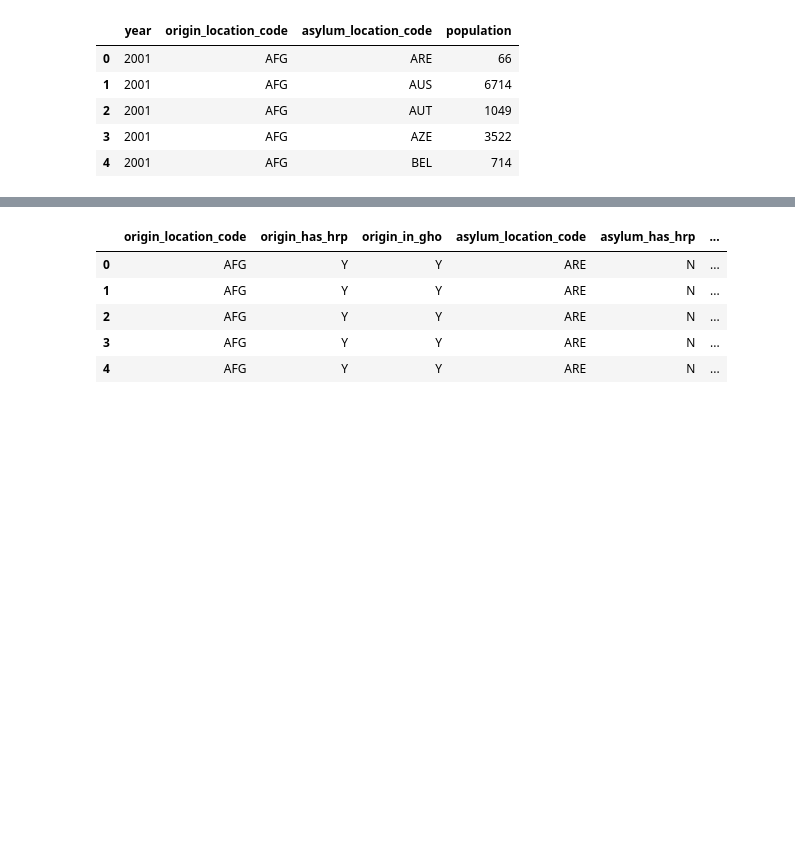
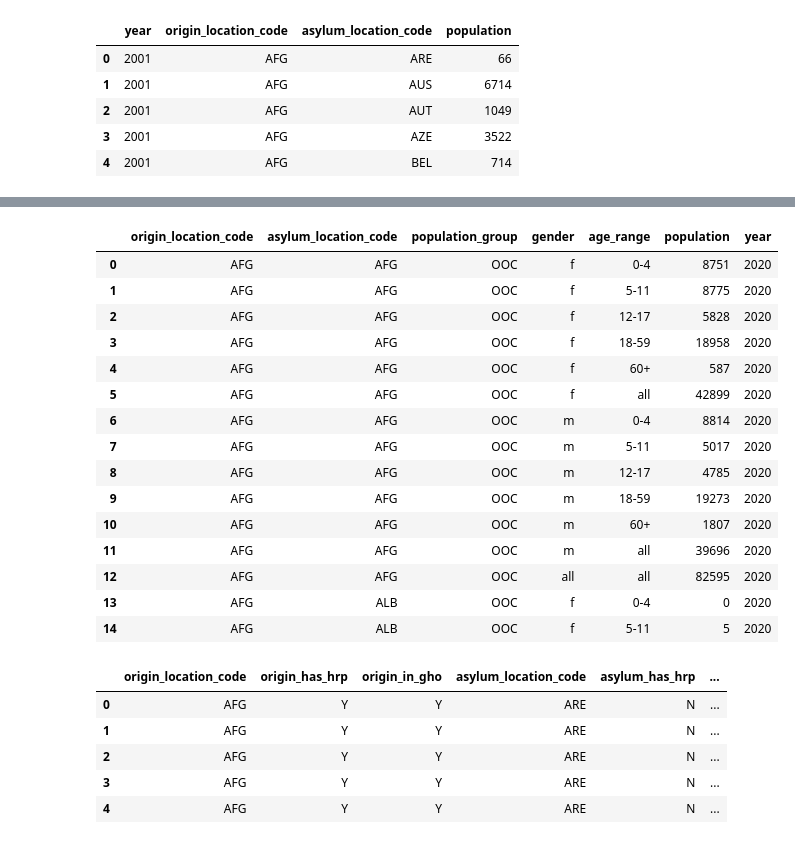
Before and after one commit to group-pi-dataviz/group-pi-dataviz.github.io, a Jupyter notebook: scripts/data_prepocessing_parte5.ipynb, the cells around one changed output, grey strips where cells are left out. Drawn from its saved outputs; the diff is of its cells as text; code cells hidden in the pictures; blank space fills up the shorter version.

```diff
--- a/scripts/data_prepocessing_parte5.ipynb
+++ b/scripts/data_prepocessing_parte5.ipynb
@@ -598,0 +665,5 @@ migration_data_final.head()
+# %%
+# Starting again from scratch with afghanistan data
+
+afghanistan_migrations = load_data("../data/hdx_hapi_refugees_afg.csv", sep=',')
+afghanistan_migrations.head()
@@ -598,0 +678,7 @@ migration_data_final.head()
+# %%
+# year column
+afghanistan_migrations['year'] = afghanistan_migrations['reference_period_end'].apply(lambda x: int(x.split('-')[0]) if pd.notnull(x) else np.nan)
+
+# dropping columns = ['reference_period_start', 'reference_period_end', 'origin_has_hrp', 'origin_in_gho', 'asylum_has_hrp', 'asylum_in_gho']
+afghanistan_migrations = afghanistan_migrations.drop(columns=['reference_period_start', 'reference_period_end', 'origin_has_hrp', 'origin_in_gho', 'asylum_has_hrp', 'asylum_in_gho'])
+afghanistan_migrations.head()
@@ -598,0 +692,25 @@ migration_data_final.head()
+# %%
+# Keeping rows where origin_location_code is 'AFG'
+afghanistan_migrations = afghanistan_migrations[afghanistan_migrations['origin_location_code'] == 'AFG']
+# %%
+# dropping columns min_age and max_age
+afghanistan_migrations = afghanistan_migrations.drop(columns=['min_age', 'max_age'])
+# %%
+afghanistan_migrations.head(15)
+# %% [output]
+|  | origin_location_code | asylum_location_code | population_group | gender | age_range | population | year |
+| 0 | AFG | AFG | OOC | f | 0-4 | 8751 | 2020 |
+| 1 | AFG | AFG | OOC | f | 5-11 | 8775 | 2020 |
+| 2 | AFG | AFG | OOC | f | 12-17 | 5828 | 2020 |
+| 3 | AFG | AFG | OOC | f | 18-59 | 18958 | 2020 |
+| 4 | AFG | AFG | OOC | f | 60+ | 587 | 2020 |
+| 5 | AFG | AFG | OOC | f | all | 42899 | 2020 |
+| 6 | AFG | AFG | OOC | m | 0-4 | 8814 | 2020 |
+| 7 | AFG | AFG | OOC | m | 5-11 | 5017 | 2020 |
+| 8 | AFG | AFG | OOC | m | 12-17 | 4785 | 2020 |
+| 9 | AFG | AFG | OOC | m | 18-59 | 19273 | 2020 |
+| 10 | AFG | AFG | OOC | m | 60+ | 1807 | 2020 |
+| 11 | AFG | AFG | OOC | m | all | 39696 | 2020 |
+| 12 | AFG | AFG | OOC | all | all | 82595 | 2020 |
+| 13 | AFG | ALB | OOC | f | 0-4 | 0 | 2020 |
+| 14 | AFG | ALB | OOC | f | 5-11 | 5 | 2020 |
```
Also changed, not shown: parts of 15 cells of this notebook, 3 other files.
